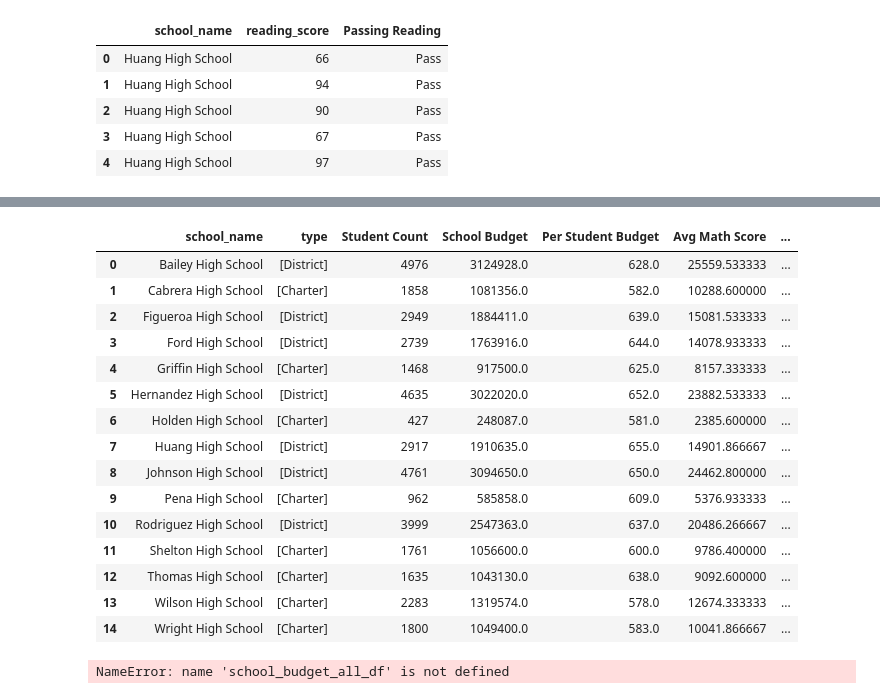
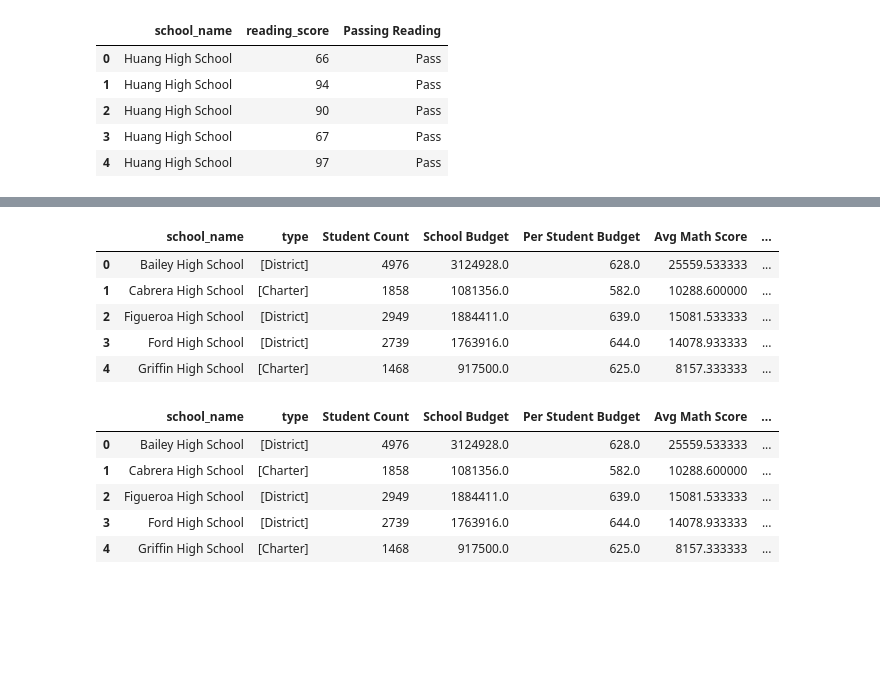
Before and after one commit to M0ther0fGingers/pandas-challenge, a Jupyter notebook: PyCitySchools/PyCitySchools.ipynb, the cells around one changed output, grey strips where cells are left out. Saved outputs shown, nothing was run; the diff lists cells and outputs as text; code cells hidden in the pictures; blank space fills up the shorter version.

Commit message:
working key metrics

```diff
--- a/PyCitySchools/PyCitySchools.ipynb
+++ b/PyCitySchools/PyCitySchools.ipynb
@@ -438,52 +428,44 @@ school_summary_df
 # %%
 # Calculate the percent of students passing both reading and math at each school.
 school_name = school_data_complete["school_name"]
 
 # Count how many studets are passing both reading AND math
 passing_both_count = (school_data_complete['math_score'] >= 60) & (school_data_complete['reading_score'] >= 60)
 passing_both_group = {"school_name": school_data_complete["school_name"],
                       "Passing Both": passing_both_count
                        }
 passing_both_df = pd.DataFrame(passing_both_group)
 
 # Group by school name to get the total count per school
 passing_both_df = passing_both_df.groupby("school_name")["Passing Both"].sum().reset_index(name="Passing Overall")
 #passing_both_df.head()
 
 # Merge the two dataframes together
 school_summary_df = pd.merge(school_summary_df, passing_both_df, on='school_name', how='left')
 #school_summary_df
 
 # Calculate the percentage of students passing reading per school
 school_summary_df['Percent Passing Overall'] = (school_summary_df['Passing Overall'] / school_summary_df['Student Count']) * 100
-school_summary_df
+school_summary_df.head()
 # %% [output]
 |  | school_name | type | Student Count | School Budget | Per Student Budget | Avg Math Score | ... |
 | 0 | Bailey High School | [District] | 4976 | 3124928.0 | 628.0 | 25559.533333 | ... |
 | 1 | Cabrera High School | [Charter] | 1858 | 1081356.0 | 582.0 | 10288.600000 | ... |
 | 2 | Figueroa High School | [District] | 2949 | 1884411.0 | 639.0 | 15081.533333 | ... |
 | 3 | Ford High School | [District] | 2739 | 1763916.0 | 644.0 | 14078.933333 | ... |
 | 4 | Griffin High School | [Charter] | 1468 | 917500.0 | 625.0 | 8157.333333 | ... |
-| 5 | Hernandez High School | [District] | 4635 | 3022020.0 | 652.0 | 23882.533333 | ... |
-| 6 | Holden High School | [Charter] | 427 | 248087.0 | 581.0 | 2385.600000 | ... |
-| 7 | Huang High School | [District] | 2917 | 1910635.0 | 655.0 | 14901.866667 | ... |
-| 8 | Johnson High School | [District] | 4761 | 3094650.0 | 650.0 | 24462.800000 | ... |
-| 9 | Pena High School | [Charter] | 962 | 585858.0 | 609.0 | 5376.933333 | ... |
-| 10 | Rodriguez High School | [District] | 3999 | 2547363.0 | 637.0 | 20486.266667 | ... |
-| 11 | Shelton High School | [Charter] | 1761 | 1056600.0 | 600.0 | 9786.400000 | ... |
-| 12 | Thomas High School | [Charter] | 1635 | 1043130.0 | 638.0 | 9092.600000 | ... |
-| 13 | Wilson High School | [Charter] | 2283 | 1319574.0 | 578.0 | 12674.333333 | ... |
-| 14 | Wright High School | [Charter] | 1800 | 1049400.0 | 583.0 | 10041.866667 | ... |
 # %%
 # Create a dataframe that summarizes key metrics about each school including: School name, School type
 # Total students, Total school budget, Per student budget, Average math score, Average reading score,
 # % passing math (the percentage of students who passed math), % passing reading (the percentage of students who passed reading)
 # % overall passing (the percentage of students who passed math AND reading)
 
-
-student_count_summary_df["School Budget"] = school_budget_all_df["School Budget"]
-student_count_summary_df["School Type"] = school_type
-
-student_count_summary_df
+key_metrics_df = school_summary_df.drop(columns=["Math Count", "Reading Count"])
+key_metrics_df.head()
 # %% [output]
-NameError: name 'school_budget_all_df' is not defined
+|  | school_name | type | Student Count | School Budget | Per Student Budget | Avg Math Score | ... |
+| 0 | Bailey High School | [District] | 4976 | 3124928.0 | 628.0 | 25559.533333 | ... |
+| 1 | Cabrera High School | [Charter] | 1858 | 1081356.0 | 582.0 | 10288.600000 | ... |
+| 2 | Figueroa High School | [District] | 2949 | 1884411.0 | 639.0 | 15081.533333 | ... |
+| 3 | Ford High School | [District] | 2739 | 1763916.0 | 644.0 | 14078.933333 | ... |
+| 4 | Griffin High School | [Charter] | 1468 | 917500.0 | 625.0 | 8157.333333 | ... |
```
Also changed, not shown: parts of 1 cell of this notebook.
